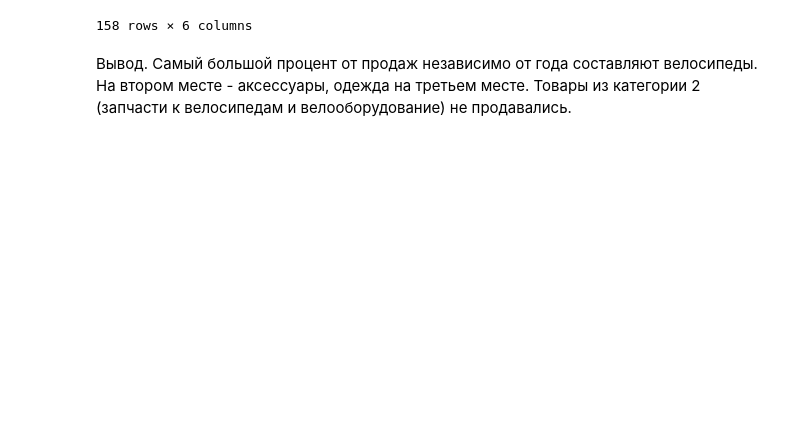
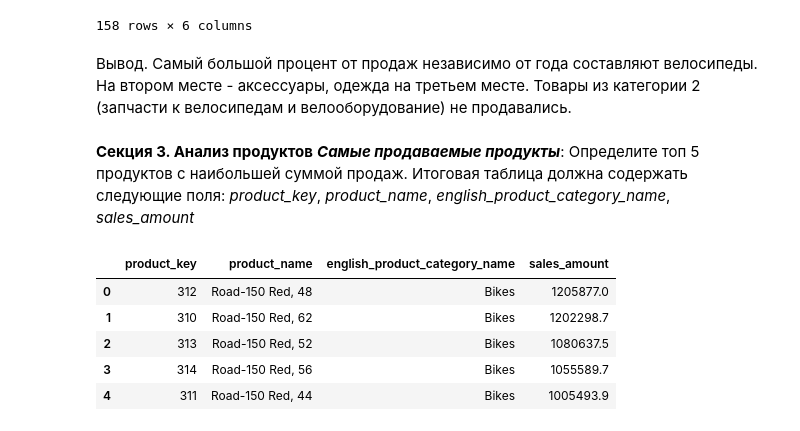
Before and after one commit to ParvinaMirakhmedova/da_course, a Jupyter notebook: case_study_on_SQL_Mirakhmedova_Parvina_12032025.ipynb, the cells around one changed output. Drawn from its saved outputs; the diff is of its cells as text; code cells hidden in the pictures; blank space fills up the shorter version.

```diff
--- a/case_study_on_SQL_Mirakhmedova_Parvina_12032025.ipynb
+++ b/case_study_on_SQL_Mirakhmedova_Parvina_12032025.ipynb
@@ -348,3 +348,38 @@ df
 158 rows × 6 columns
 # %% [markdown]
 Вывод. Самый большой процент от продаж независимо от года составляют велосипеды. На втором месте - аксессуары, одежда на третьем месте. Товары из категории 2 (запчасти к велосипедам и велооборудование) не продавались.
+# %% [markdown]
+**Секция 3. Анализ продуктов**
+***Самые продаваемые продукты***: Определите топ 5 продуктов с наибольшей суммой продаж. Итоговая таблица должна содержать следующие поля: *product_key*, *product_name*, *english_product_category_name*, *sales_amount*
+# %%
+query = """
+SELECT
+    p.product_key,
+    p.product_name,
+    pc.category_name AS english_product_category_name,
+    ROUND(SUM(s.sales_amount),1) AS sales_amount
+FROM
+    adw_works.products p
+JOIN
+    adw_works.sales s ON p.product_key = s.product_key
+JOIN
+    adw_works.product_subcategory ps ON p.subcategory_key = ps.subcategory_key
+JOIN
+    adw_works.product_category pc ON ps.category_key = pc.category_key
+GROUP BY
+    p.product_key, p.product_name, pc.category_name
+ORDER BY
+    sales_amount DESC
+LIMIT 5;
+
+"""
+with set_connection() as conn:
+    df = pd.read_sql(query, conn)
+df
+# %% [output]
+|  | product_key | product_name | english_product_category_name | sales_amount |
+| 0 | 312 | Road-150 Red, 48 | Bikes | 1205877.0 |
+| 1 | 310 | Road-150 Red, 62 | Bikes | 1202298.7 |
+| 2 | 313 | Road-150 Red, 52 | Bikes | 1080637.5 |
+| 3 | 314 | Road-150 Red, 56 | Bikes | 1055589.7 |
+| 4 | 311 | Road-150 Red, 44 | Bikes | 1005493.9 |
```
Also changed, not shown: parts of 4 cells of this notebook, 1 other file.
